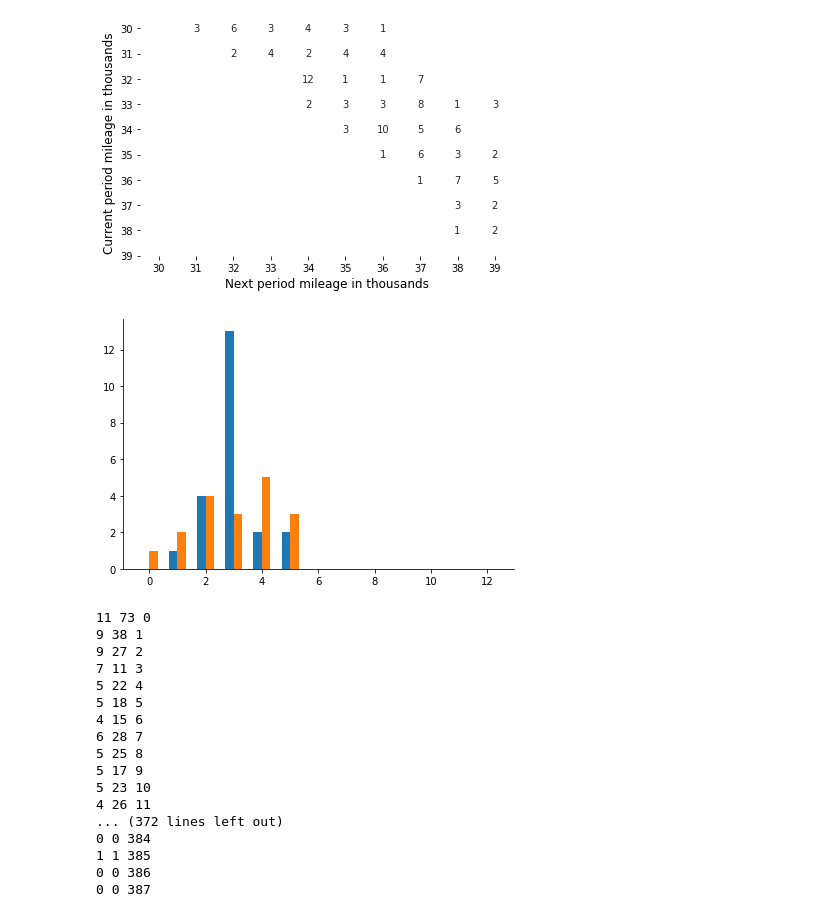
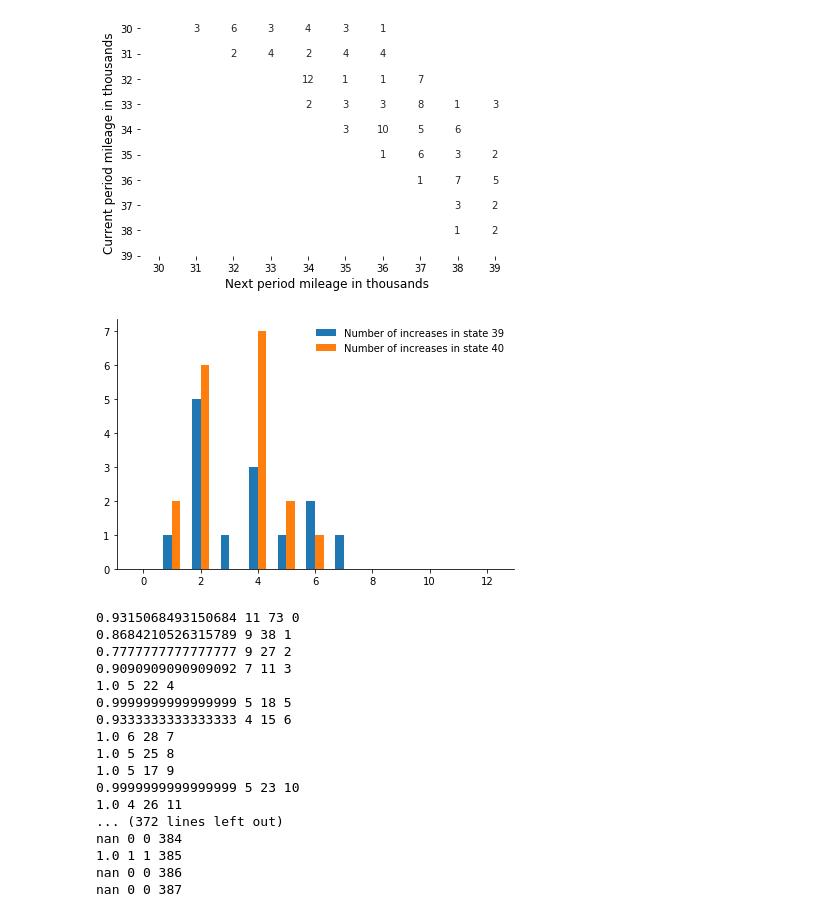
Before and after one commit to robustzurcher/analysis, a Jupyter notebook: notebooks/01_introduction.ipynb, the cells around one changed output. Cells and saved outputs as stored; diff of their text form; code cells hidden in the pictures.

Commit message:
Added figure for worst case probabilities with differing sample size.

```diff
--- a/notebooks/01_introduction.ipynb
+++ b/notebooks/01_introduction.ipynb
@@ -85,37 +85,38 @@ plt.savefig('{:}/fig-introduction-transition-matrix'.format(DIR_FIGURES))
 # %%
 fig, ax = plt.subplots(1, 1)
 
-state_0 = 4
-state_1 = 117
+state_0 = 39
+state_1 = 40
 
 width = 0.3
 num_bins = len(trans_results["x"])
 bins = np.arange(num_bins)
 
-ax.bar(bins - width / 2, state_mat[state_0, state_0: state_0 + num_bins], width)
-ax.bar(bins + width / 2, state_mat[state_1, state_1: state_1 + num_bins], width)
+ax.bar(bins - width / 2, state_mat[state_0, state_0: state_0 + num_bins], width, label=f"Number of increases in state {state_0}")
+ax.bar(bins + width / 2, state_mat[state_1, state_1: state_1 + num_bins], width, label=f"Number of increases in state {state_1}")
 
+ax.legend()
 fig.savefig(f"{DIR_FIGURES}/fig-introduction-num_transitions")
 # %% [output]
-[figure, old version]
+[figure, new version]
 # %%
 for i in range(state_mat.shape[0]):
-    print(len(np.nonzero(state_mat[i, :])[0]), np.sum(state_mat, axis=1)[i], i)
+    print(np.sum(state_mat[i, i : i + 6]/ np.sum(state_mat[i, i : i + 13])),  len(np.nonzero(state_mat[i, :])[0]), np.sum(state_mat, axis=1)[i], i)
 # %% [output]
-11 73 0
-9 38 1
-9 27 2
-7 11 3
-5 22 4
-5 18 5
-4 15 6
-6 28 7
-5 25 8
-5 17 9
-5 23 10
-4 26 11
+0.9315068493150684 11 73 0
+0.8684210526315789 9 38 1
+0.7777777777777777 9 27 2
+0.9090909090909092 7 11 3
+1.0 5 22 4
+0.9999999999999999 5 18 5
+0.9333333333333333 4 15 6
+1.0 6 28 7
+1.0 5 25 8
+1.0 5 17 9
+0.9999999999999999 5 23 10
+1.0 4 26 11
 ... (372 lines left out)
-0 0 384
-1 1 385
-0 0 386
-0 0 387
+nan 0 0 384
+1.0 1 1 385
+nan 0 0 386
+nan 0 0 387
```
Also changed, not shown: 2 other files.
